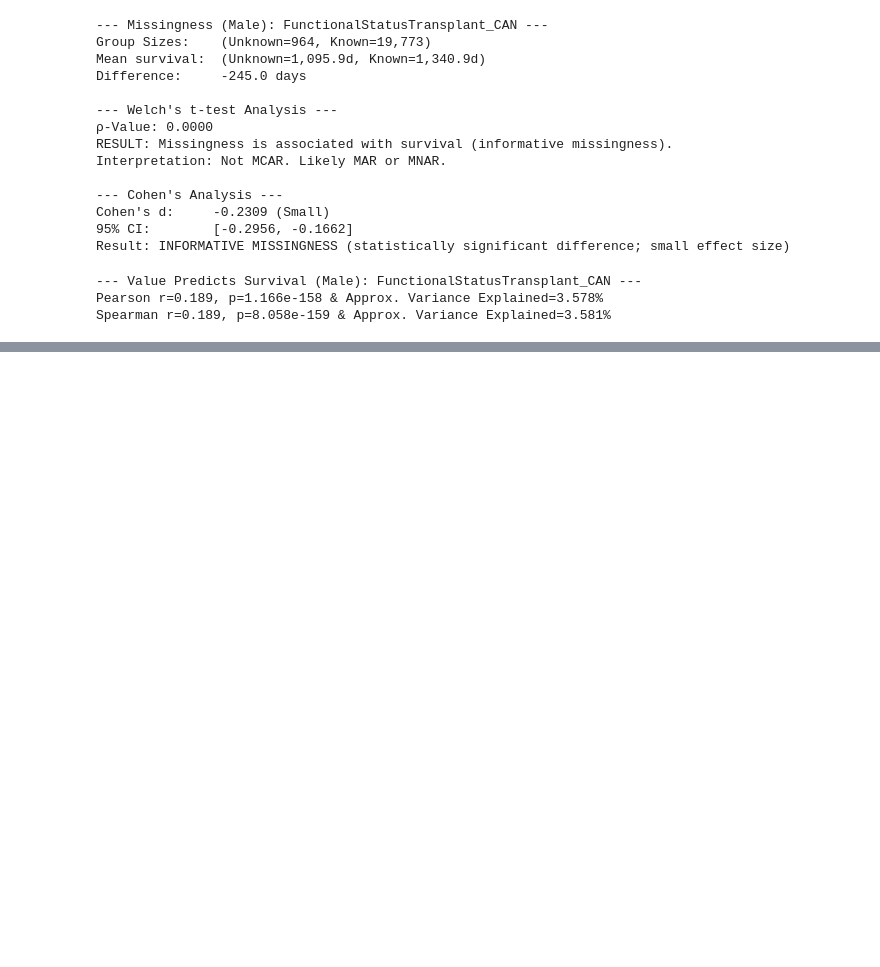
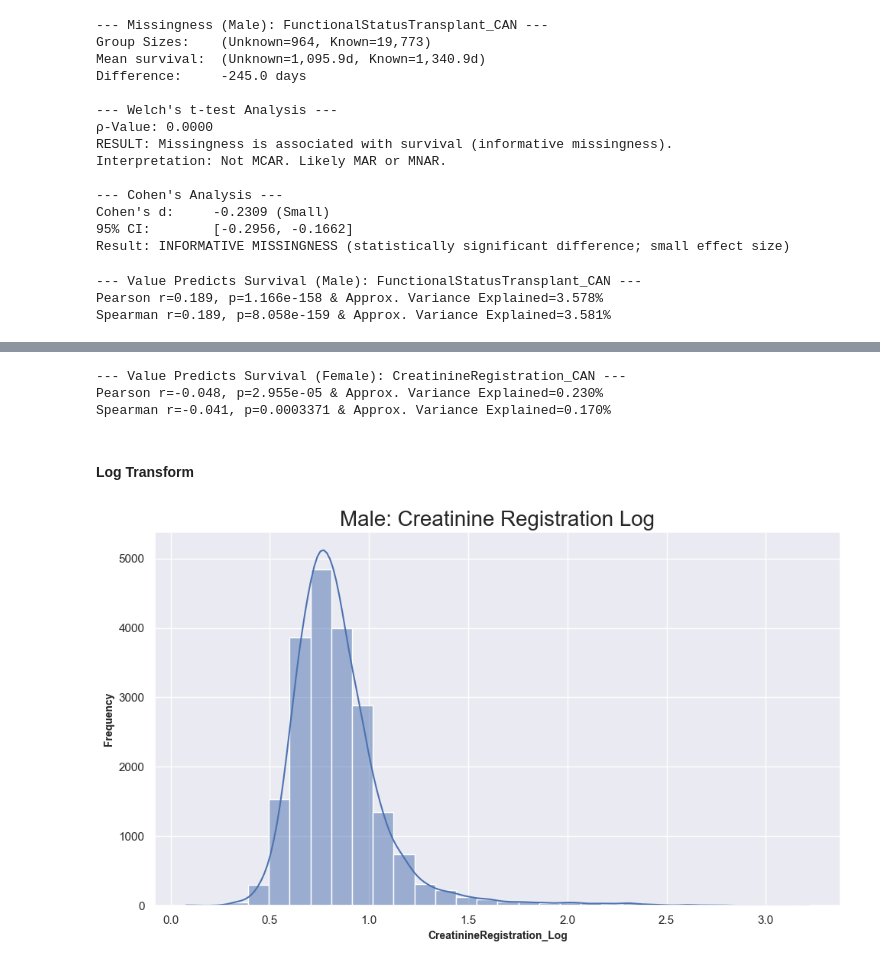
Before and after one commit to SirErikPak/UNOS, a Jupyter notebook: Notebook/ExploratoryWrangleCandidate.ipynb, the cells around one changed output, grey strips where cells are left out. Saved outputs shown, nothing was run; the diff lists cells and outputs as text; code cells hidden in the pictures; blank space fills up the shorter version.

```diff
--- a/Notebook/ExploratoryWrangleCandidate.ipynb
+++ b/Notebook/ExploratoryWrangleCandidate.ipynb
@@ -1118,0 +1221,20 @@ df_m.IschemicTime_IsMissing.sum(), df_f.IschemicTime_IsMissing.sum()
+# %%
+u.continuous_value_predicts_survival(df_f, 'CreatinineRegistration_CAN', txt='Female')
+# %% [output]
+--- Value Predicts Survival (Female): CreatinineRegistration_CAN ---
+Pearson r=-0.048, p=2.955e-05 & Approx. Variance Explained=0.230%
+Spearman r=-0.041, p=0.0003371 & Approx. Variance Explained=0.170%
+# %% [markdown]
+#### Log Transform
+# %%
+# Log Transform
+df_m['CreatinineRegistration_Log'] = np.log1p(df_m.CreatinineRegistration_CAN)
+# female
+df_f['CreatinineRegistration_Log'] = np.log1p(df_f.CreatinineRegistration_CAN)
+# remove
+df_m = df_m.drop('CreatinineRegistration_CAN', axis=1)
+df_f = df_f.drop('CreatinineRegistration_CAN', axis=1)
+# %%
+plot_histogram(df_m, 'CreatinineRegistration_Log', txt='Male: Creatinine Registration Log', bins=30)
+# %% [output]
+[figure, added]
```
Also changed, not shown: parts of 75 cells of this notebook, 1 other file.
